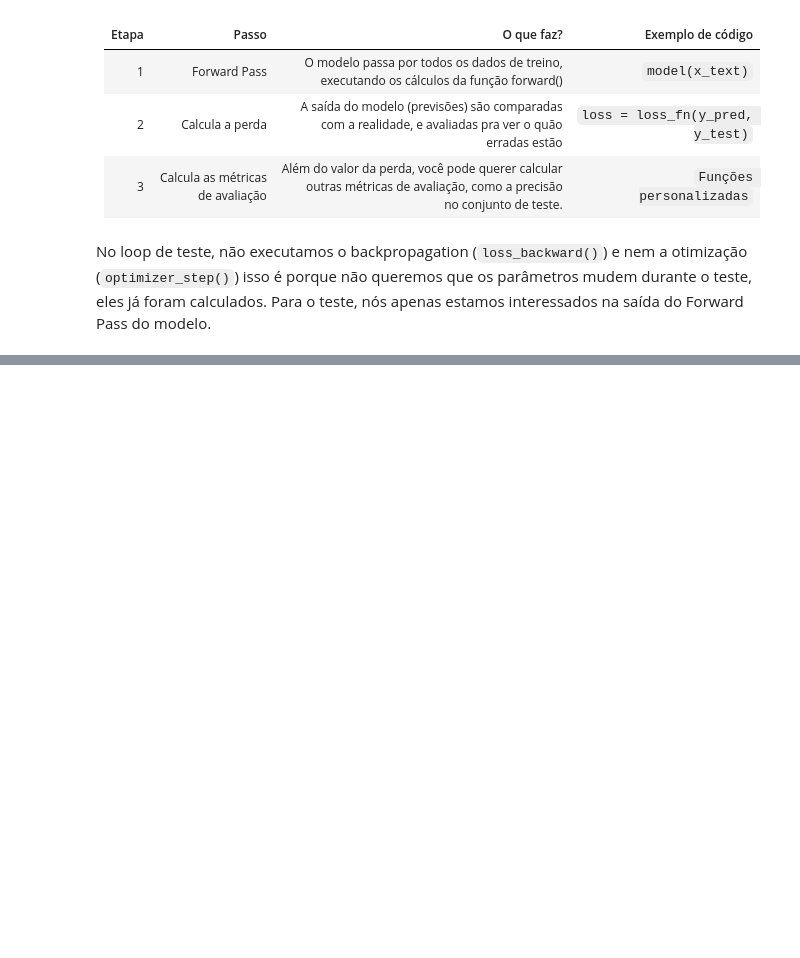
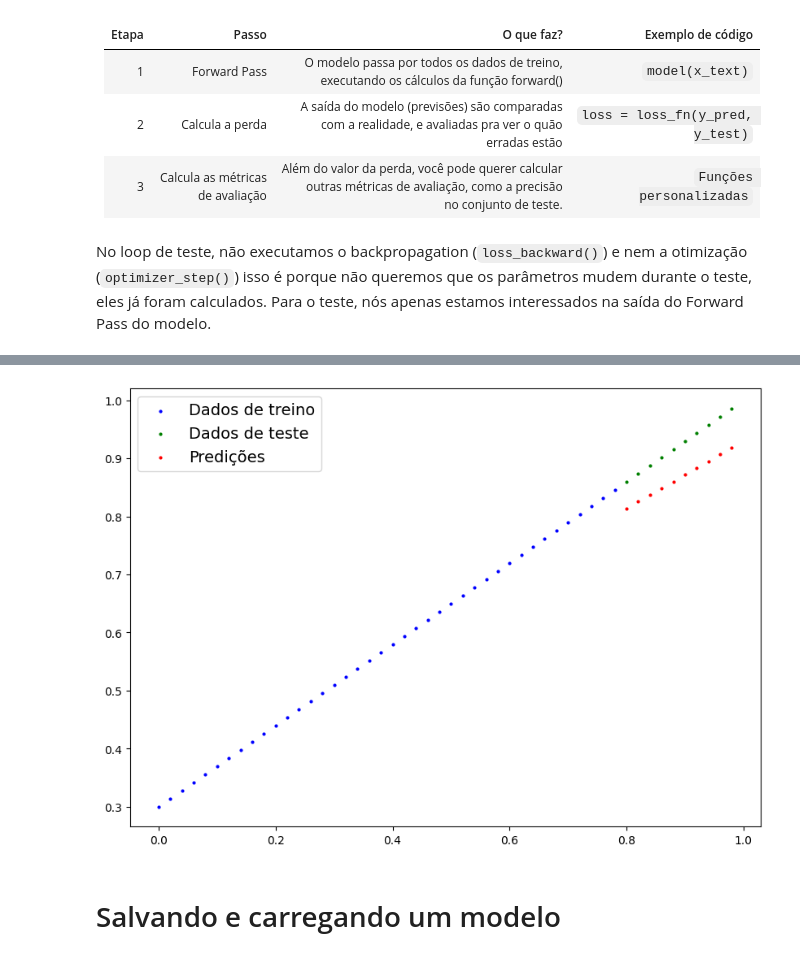
Before and after one commit to KappyStefani/Estudando-PyTorch, a Jupyter notebook: Aprendendo_PyTorch_Módulo_01.ipynb, the cells around one changed output, grey strips where cells are left out. Saved outputs shown, nothing was run; the diff lists cells and outputs as text; code cells hidden in the pictures; blank space fills up the shorter version.

```diff
--- a/Aprendendo_PyTorch_Módulo_01.ipynb
+++ b/Aprendendo_PyTorch_Módulo_01.ipynb
@@ -342,0 +445,8 @@ No loop de teste, não executamos o backpropagation (`loss_backward()`) e nem a
+# %%
+#1. Iniciamos o modelo em modo de teste
+model_0.eval()
+
+#2. Fazemos as previsões com um gerênciador de contexto
+with torch.inference_mode():
+  y_preds = model_0(x_test)
+y_preds
@@ -342,0 +464,6 @@ No loop de teste, não executamos o backpropagation (`loss_backward()`) e nem a
+# %%
+plot_predictions(predictions=y_preds)
+# %% [output]
+[figure, added]
+# %% [markdown]
+# Salvando e carregando um modelo
```
Also changed, not shown: parts of 33 cells of this notebook.
